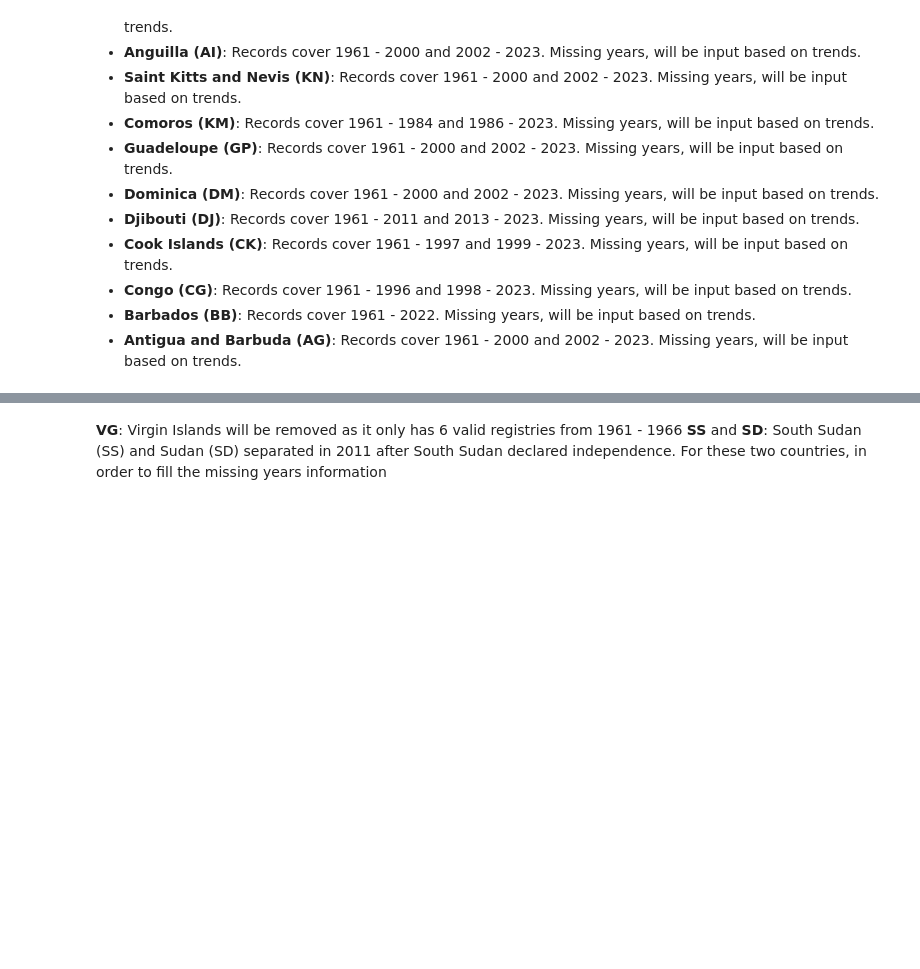
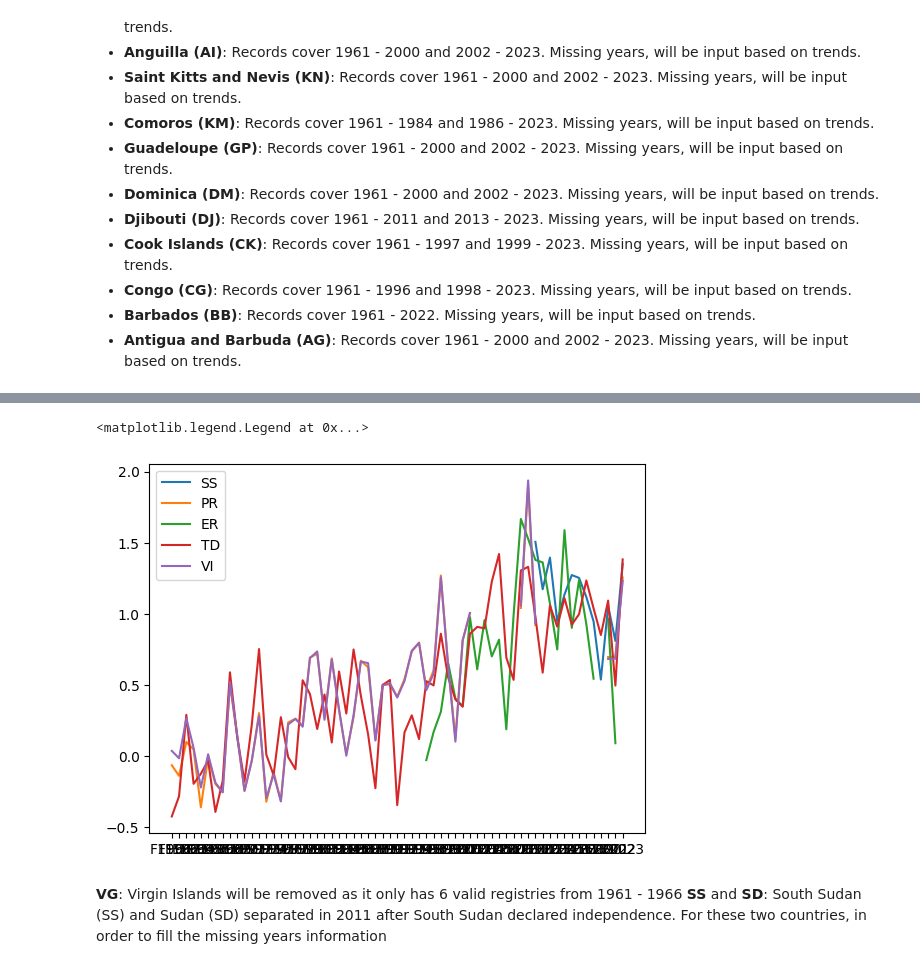
Before and after one commit to VarenkaRico/VarenkaRico.github.io, a Jupyter notebook: IMF_ClimateData/ChangeTemp_Analysis.ipynb, the cells around one changed output, grey strips where cells are left out. Saved outputs shown, nothing was run; the diff lists cells and outputs as text; code cells hidden in the pictures; blank space fills up the shorter version.

```diff
--- a/IMF_ClimateData/ChangeTemp_Analysis.ipynb
+++ b/IMF_ClimateData/ChangeTemp_Analysis.ipynb
@@ -1490,25 +1517,28 @@ SD_corr.SD
 # %%
 plt.plot(df_temp_ctry_unpivot.Year[df_temp_ctry_unpivot["ISO2"] == "SS"],
-         df_temp_ctry_unpivot["Temp(°C)_Change"][df_temp_ctry_unpivot["ISO2"] == "SS"],
+         df_temp_ctry_unpivot["Temp_Change"][df_temp_ctry_unpivot["ISO2"] == "SS"],
          label = "SS")
-plt.plot(df_temp_ctry_unpivot.Year[df_temp_ctry_unpivot["ISO2"] == "SD"],
-         df_temp_ctry_unpivot["Temp(°C)_Change"][df_temp_ctry_unpivot["ISO2"] == "SD"],
-         label = "SD")
+plt.plot(df_temp_ctry_unpivot.Year[df_temp_ctry_unpivot["ISO2"] == "PR"],
+         df_temp_ctry_unpivot["Temp_Change"][df_temp_ctry_unpivot["ISO2"] == "PR"],
+         label = "PR")
 plt.plot(df_temp_ctry_unpivot.Year[(df_temp_ctry_unpivot["ISO2"] == "ER")],
-         df_temp_ctry_unpivot["Temp(°C)_Change"][(df_temp_ctry_unpivot["ISO2"] == "ER")],
+         df_temp_ctry_unpivot["Temp_Change"][(df_temp_ctry_unpivot["ISO2"] == "ER")],
          label = "ER")
 plt.plot(df_temp_ctry_unpivot.Year[(df_temp_ctry_unpivot["ISO2"] == "TD")],
-         df_temp_ctry_unpivot["Temp(°C)_Change"][(df_temp_ctry_unpivot["ISO2"] == "TD")],
+         df_temp_ctry_unpivot["Temp_Change"][(df_temp_ctry_unpivot["ISO2"] == "TD")],
          label = "TD")
 plt.plot(df_temp_ctry_unpivot.Year[(df_temp_ctry_unpivot["ISO2"] == "VI")],
-         df_temp_ctry_unpivot["Temp(°C)_Change"][(df_temp_ctry_unpivot["ISO2"] == "VI")],
+         df_temp_ctry_unpivot["Temp_Change"][(df_temp_ctry_unpivot["ISO2"] == "VI")],
          label = "VI")
 #plt.plot(df_temp_ctry_unpivot.Year[(df_temp_ctry_unpivot["ISO2"] == "TD") & (df_temp_ctry_unpivot["Year"]>"F2010")],
 #         df_temp_ctry_unpivot["Temp(°C)_Change"][(df_temp_ctry_unpivot["ISO2"] == "TD") & (df_temp_ctry_unpivot["Year"]>"F2010")],
 #         label = "TD")
 plt.plot
 
 plt.legend()
+# %% [output]
+<matplotlib.legend.Legend at 0x...>
+[figure, added]
 # %% [markdown]
 **VG**: Virgin Islands will be removed as it only has 6 valid registries from 1961 - 1966
 **SS** and **SD**: South Sudan (SS) and Sudan (SD) separated in 2011 after South Sudan declared independence. For these two countries, in order to fill the missing years information
```
Also changed, not shown: parts of 8 cells of this notebook, 5 other files.
